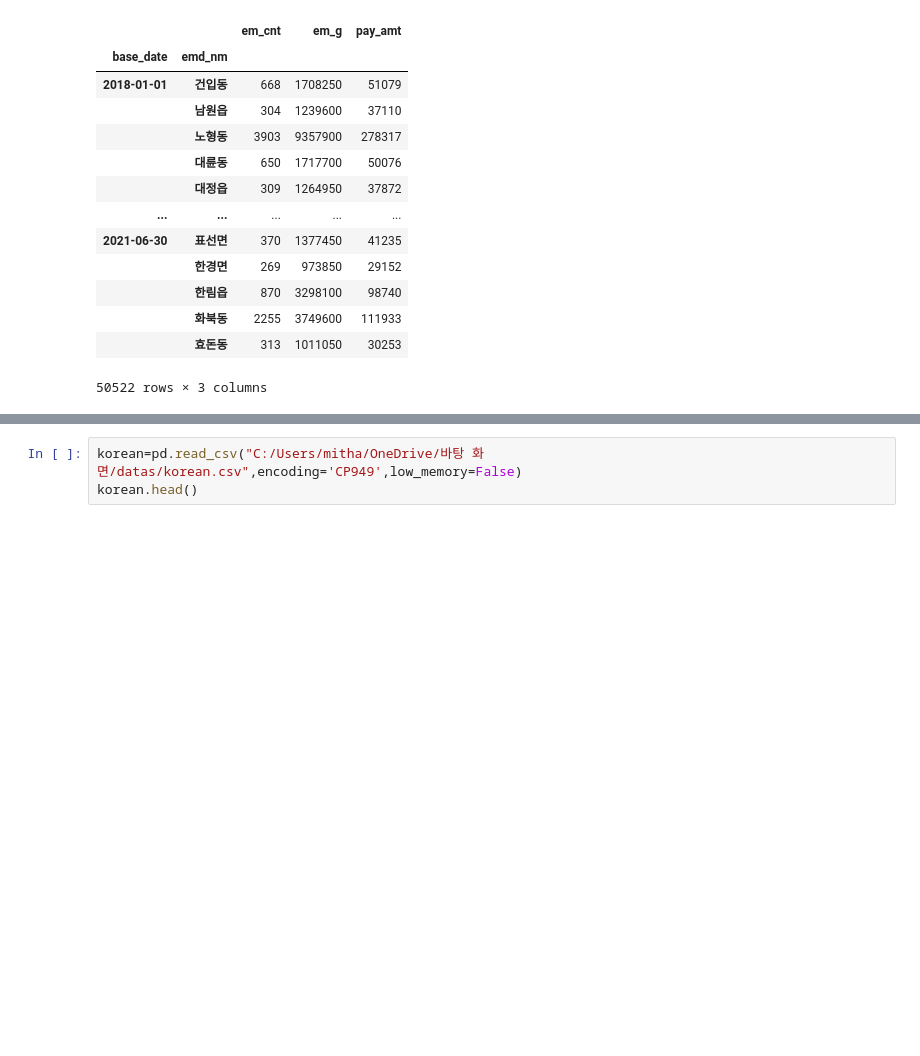
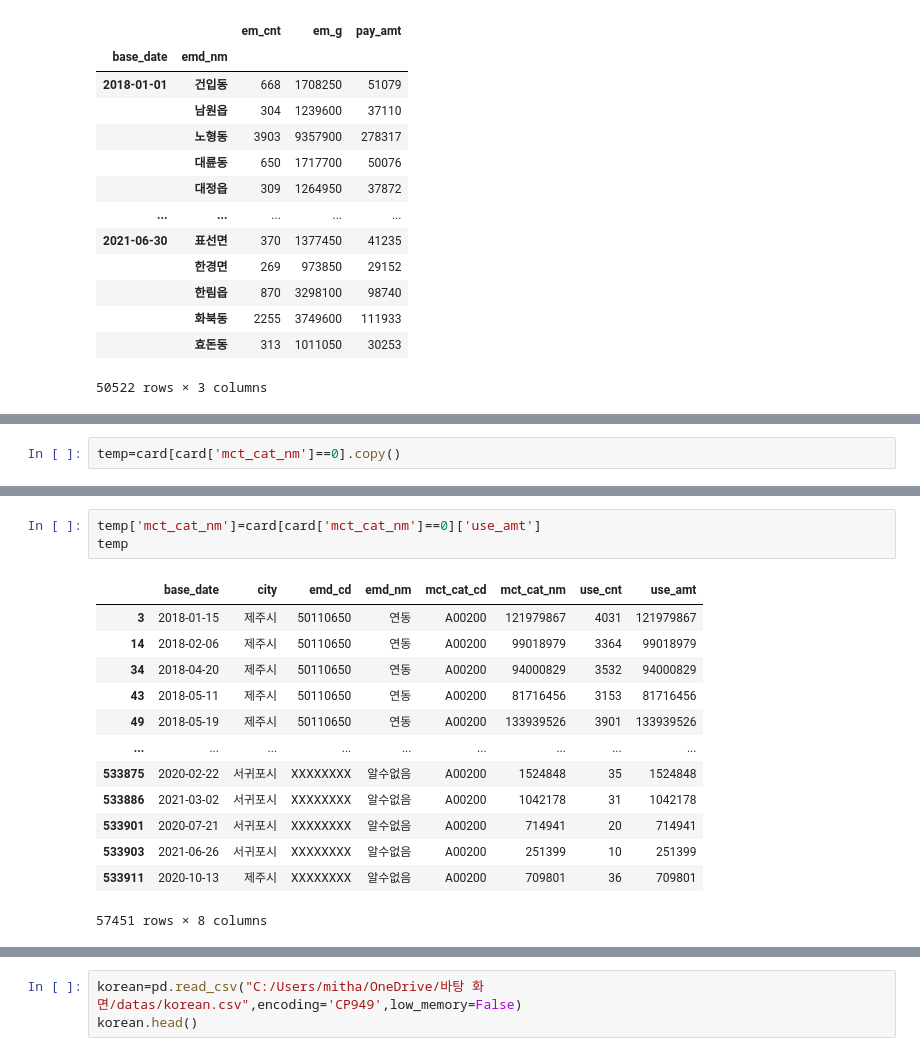
Before and after one commit to songmin9813/ECO_Jeju, a Jupyter notebook: Sungmin/Study/base_table.ipynb, the cells around one changed output, grey strips where cells are left out. Drawn from its saved outputs; the diff is of its cells as text; blank space fills up the shorter version.

```diff
--- a/Sungmin/Study/base_table.ipynb
+++ b/Sungmin/Study/base_table.ipynb
@@ -128,0 +155,2 @@ card.head()
+# %%
+temp=card[card['mct_cat_nm']==0].copy()
@@ -128,0 +181,17 @@ card.head()
+# %%
+temp['mct_cat_nm']=card[card['mct_cat_nm']==0]['use_amt']
+temp
+# %% [output]
+|  | base_date | city | emd_cd | emd_nm | mct_cat_cd | mct_cat_nm | use_cnt | use_amt |
+| 3 | 2018-01-15 | 제주시 | 50110650 | 연동 | A00200 | 121979867 | 4031 | 121979867 |
+| 14 | 2018-02-06 | 제주시 | 50110650 | 연동 | A00200 | 99018979 | 3364 | 99018979 |
+| 34 | 2018-04-20 | 제주시 | 50110650 | 연동 | A00200 | 94000829 | 3532 | 94000829 |
+| 43 | 2018-05-11 | 제주시 | 50110650 | 연동 | A00200 | 81716456 | 3153 | 81716456 |
+| 49 | 2018-05-19 | 제주시 | 50110650 | 연동 | A00200 | 133939526 | 3901 | 133939526 |
+| ... | ... | ... | ... | ... | ... | ... | ... | ... |
+| 533875 | 2020-02-22 | 서귀포시 | XXXXXXXX | 알수없음 | A00200 | 1524848 | 35 | 1524848 |
+| 533886 | 2021-03-02 | 서귀포시 | XXXXXXXX | 알수없음 | A00200 | 1042178 | 31 | 1042178 |
+| 533901 | 2020-07-21 | 서귀포시 | XXXXXXXX | 알수없음 | A00200 | 714941 | 20 | 714941 |
+| 533903 | 2021-06-26 | 서귀포시 | XXXXXXXX | 알수없음 | A00200 | 251399 | 10 | 251399 |
+| 533911 | 2020-10-13 | 제주시 | XXXXXXXX | 알수없음 | A00200 | 709801 | 36 | 709801 |
+57451 rows × 8 columns
```
Also changed, not shown: parts of 9 cells of this notebook, 1 other file.
